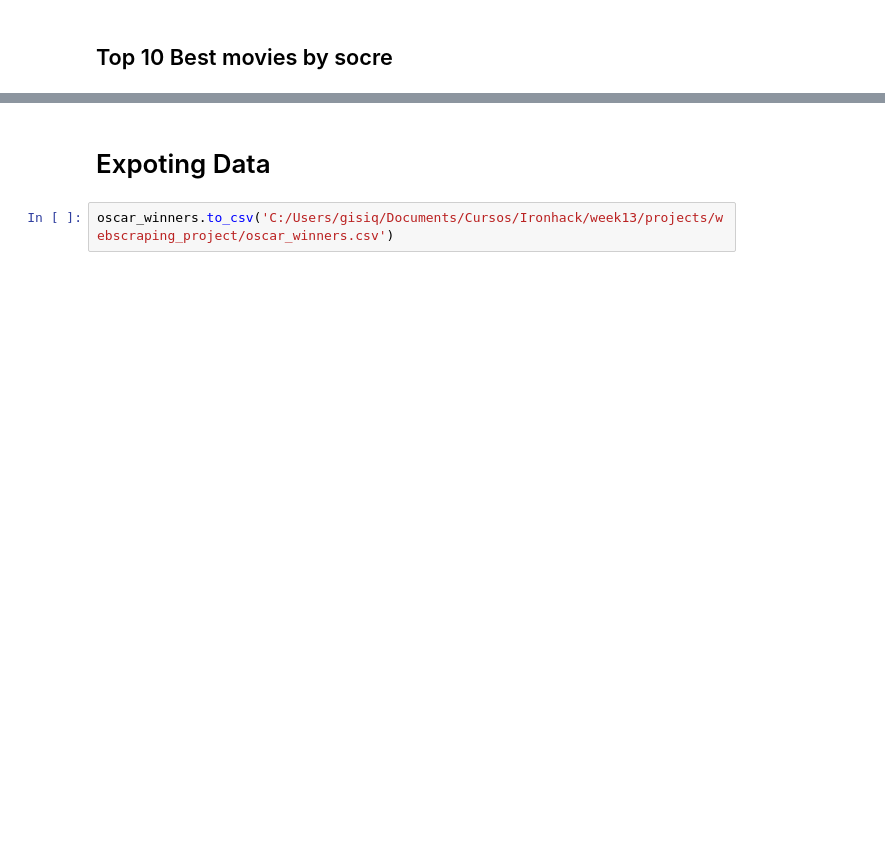
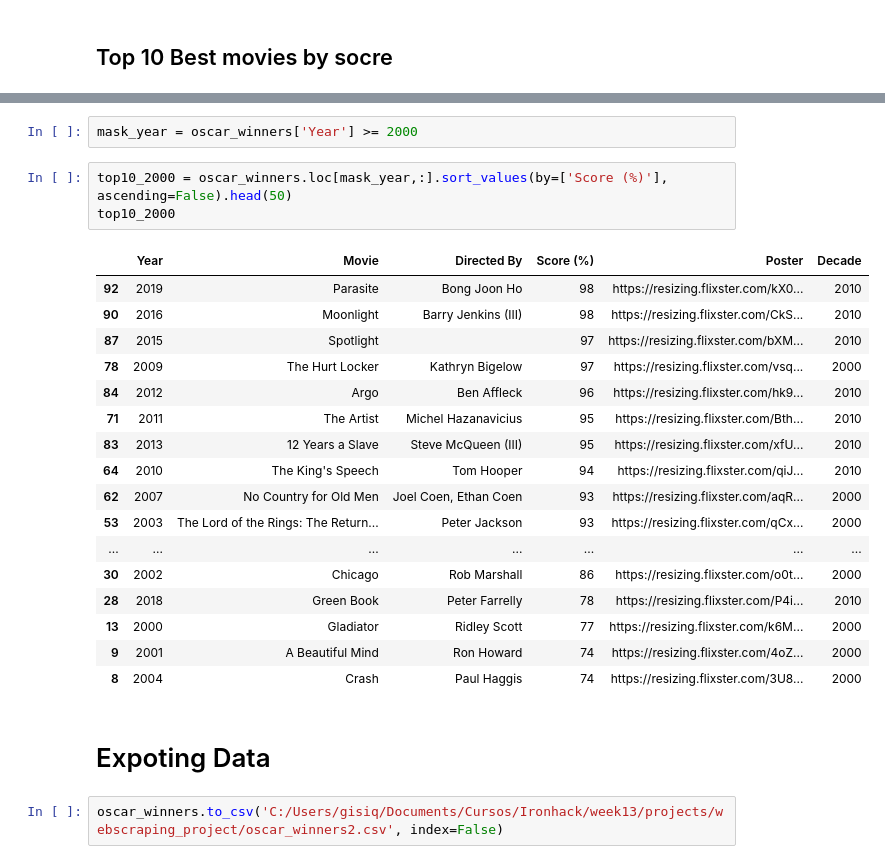
Before and after one commit to gisiqueira/webscraping_project, a Jupyter notebook: webscraping-project.ipynb, the cells around one changed output, grey strips where cells are left out. Cells and saved outputs as stored; diff of their text form; blank space fills up the shorter version.

```diff
--- a/webscraping-project.ipynb
+++ b/webscraping-project.ipynb
@@ -378,4 +508,27 @@ top10
+# %%
+mask_year = oscar_winners['Year'] >= 2000
+# %%
+top10_2000 = oscar_winners.loc[mask_year,:].sort_values(by=['Score (%)'], ascending=False).head(50)
+top10_2000
+# %% [output]
+|  | Year | Movie | Directed By | Score (%) | Poster | Decade |
+| 92 | 2019 | Parasite | Bong Joon Ho | 98 | https://resizing.flixster.com/kX0... | 2010 |
+| 90 | 2016 | Moonlight | Barry Jenkins (III) | 98 | https://resizing.flixster.com/CkS... | 2010 |
+| 87 | 2015 | Spotlight |  | 97 | https://resizing.flixster.com/bXM... | 2010 |
+| 78 | 2009 | The Hurt Locker | Kathryn Bigelow | 97 | https://resizing.flixster.com/vsq... | 2000 |
+| 84 | 2012 | Argo | Ben Affleck | 96 | https://resizing.flixster.com/hk9... | 2010 |
+| 71 | 2011 | The Artist | Michel Hazanavicius | 95 | https://resizing.flixster.com/Bth... | 2010 |
+| 83 | 2013 | 12 Years a Slave | Steve McQueen (III) | 95 | https://resizing.flixster.com/xfU... | 2010 |
+| 64 | 2010 | The King's Speech | Tom Hooper | 94 | https://resizing.flixster.com/qiJ... | 2010 |
+| 62 | 2007 | No Country for Old Men | Joel Coen, Ethan Coen | 93 | https://resizing.flixster.com/aqR... | 2000 |
+| 53 | 2003 | The Lord of the Rings: The Return... | Peter Jackson | 93 | https://resizing.flixster.com/qCx... | 2000 |
+| ... | ... | ... | ... | ... | ... | ... |
+| 30 | 2002 | Chicago | Rob Marshall | 86 | https://resizing.flixster.com/o0t... | 2000 |
+| 28 | 2018 | Green Book | Peter Farrelly | 78 | https://resizing.flixster.com/P4i... | 2010 |
+| 13 | 2000 | Gladiator | Ridley Scott | 77 | https://resizing.flixster.com/k6M... | 2000 |
+| 9 | 2001 | A Beautiful Mind | Ron Howard | 74 | https://resizing.flixster.com/4oZ... | 2000 |
+| 8 | 2004 | Crash | Paul Haggis | 74 | https://resizing.flixster.com/3U8... | 2000 |
 # %% [markdown]
 # Expoting Data
 # %%
-oscar_winners.to_csv('C:/Users/gisiq/Documents/Cursos/Ironhack/week13/projects/webscraping_project/oscar_winners.csv')
+oscar_winners.to_csv('C:/Users/gisiq/Documents/Cursos/Ironhack/week13/projects/webscraping_project/oscar_winners2.csv', index=False)
```
Also changed, not shown: parts of 14 cells of this notebook.
